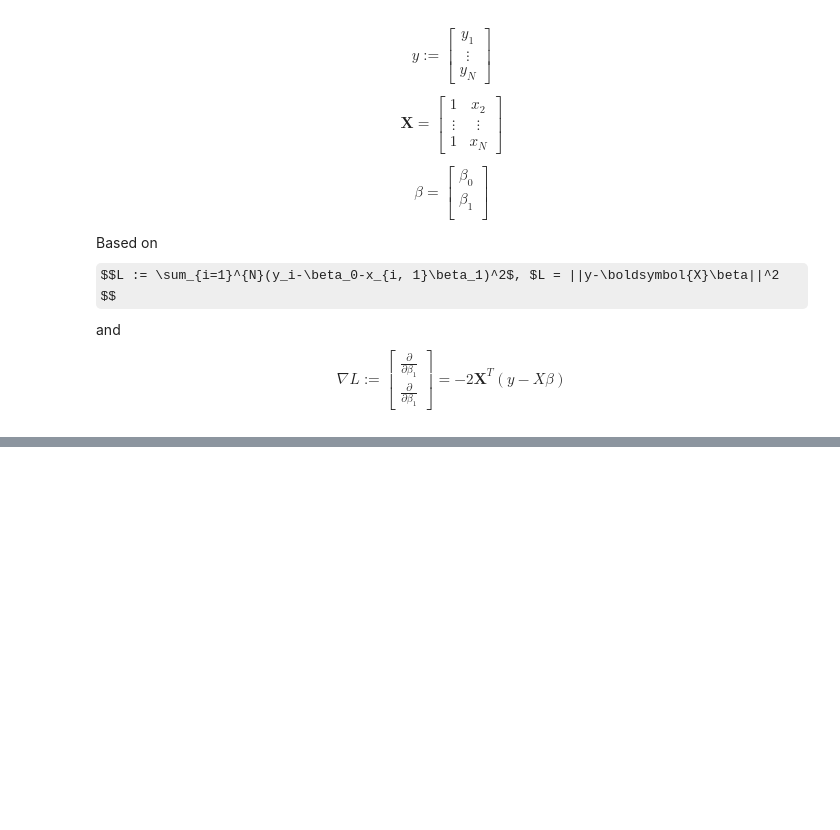
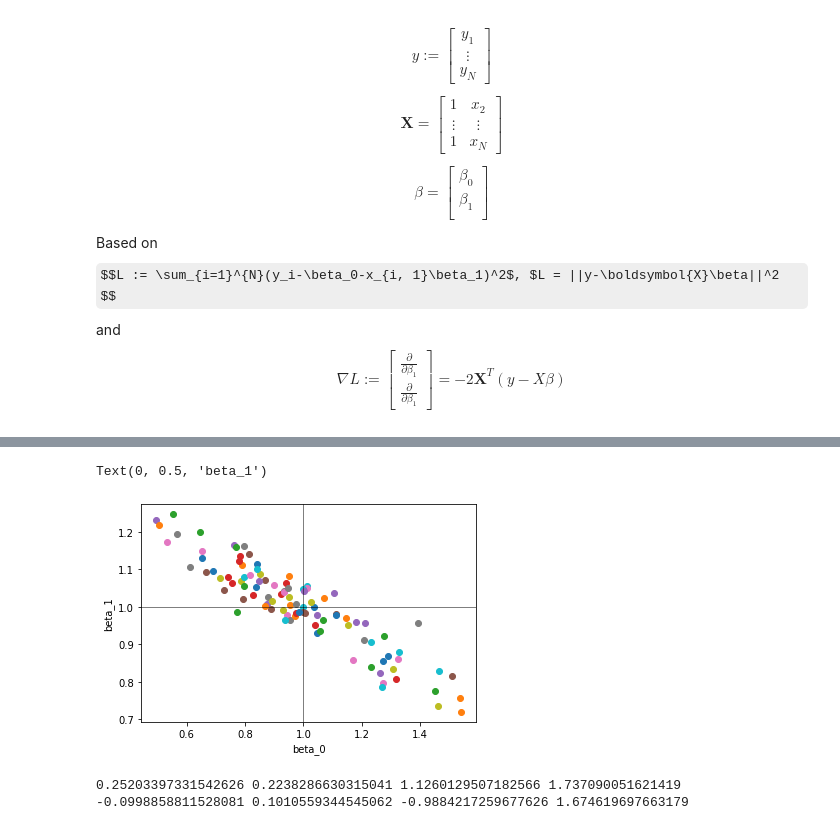
Before and after one commit to KoyanoBunsho/statistical_ml, a Jupyter notebook: notebook/chap1/linear_regression.ipynb, the cells around one changed output, grey strips where cells are left out. Saved outputs shown, nothing was run; the diff lists cells and outputs as text; code cells hidden in the pictures; some formulas as TeX source; blank space fills up the shorter version.

```diff
--- a/notebook/chap1/linear_regression.ipynb
+++ b/notebook/chap1/linear_regression.ipynb
@@ -119,0 +141,17 @@ array([1.01801278, 2.10082755, 2.95854482])
+# %%
+N = 100
+p = 1
+iter_num = 100
+for i in range(iter_num):
+    x = np.random.randn(N)+2
+    e = np.random.randn(N)
+    y = x+1+e
+    b_1, b_0 = min_sq(x, y)
+    plt.scatter(b_0, b_1)
+plt.axhline(y=1.0, c="black", linewidth=0.5)
+plt.axvline(x=1.0, c="black", linewidth=0.5)
+plt.xlabel("beta_0")
+plt.ylabel("beta_1")
+# %% [output]
+Text(0, 0.5, 'beta_1')
+[figure, added]
@@ -119,0 +173,6 @@ array([1.01801278, 2.10082755, 2.95854482])
+# %%
+print(beta_0, se_0, t_0, p_0)
+print(beta_1, se_1, t_1, p_1)
+# %% [output]
+0.25203397331542626 0.2238286630315041 1.1260129507182566 1.737090051621419
+-0.0998858811528081 0.1010559344545062 -0.9884217259677626 1.674619697663179
```
Also changed, not shown: parts of 17 cells of this notebook.
